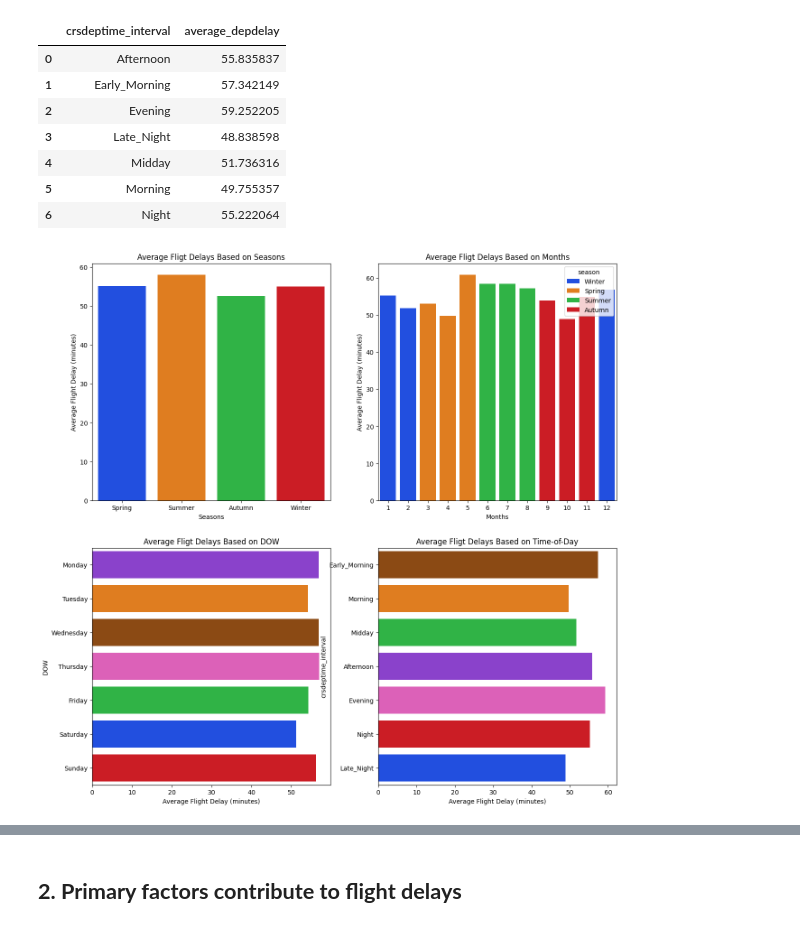
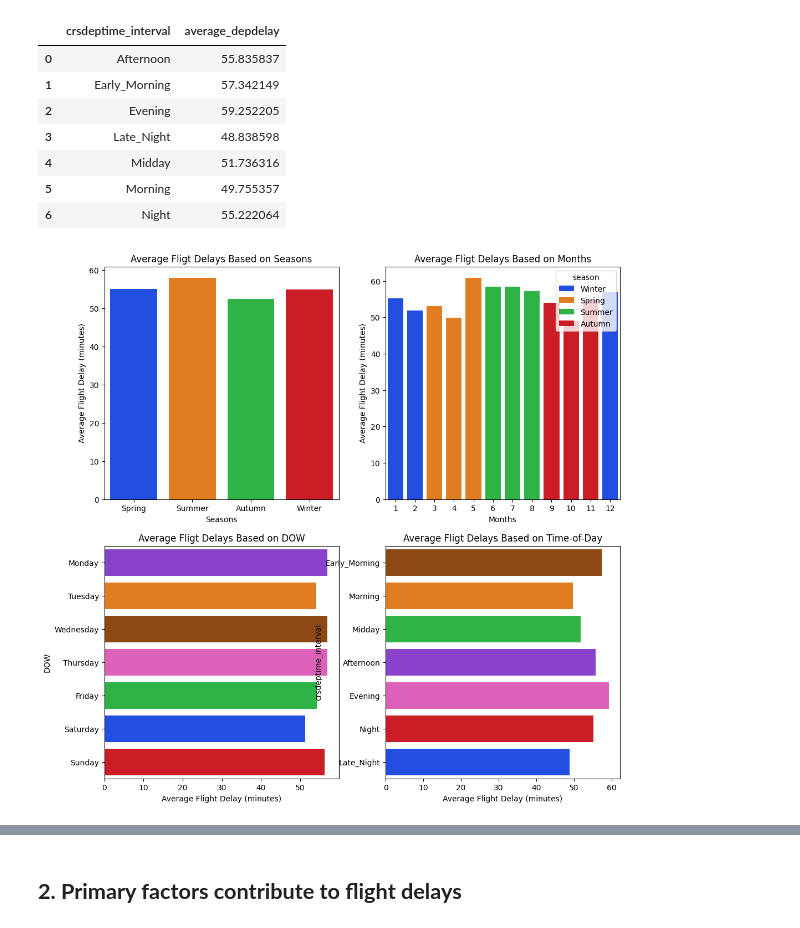
Before and after one commit to athirah-o/Airline_OnTime_Performance_Analysis, a Jupyter notebook: P129566_Assignment2.ipynb, the cells around one changed output, grey strips where cells are left out. Drawn from its saved outputs; the diff is of its cells as text; code cells hidden in the pictures.

```diff
--- a/P129566_Assignment2.ipynb
+++ b/P129566_Assignment2.ipynb
@@ -90,8 +114,8 @@ def display_side_by_side(dfs:list, captions:list, tablespacing=5):
 # %%
-avgdelay_seasons = pd.read_csv("/content/drive/MyDrive/STQD6324_DataManagement/Assignment_2/Analysis/avgdelay_season.csv")
-avgdelay_month = pd.read_csv('/content/drive/MyDrive/STQD6324_DataManagement/Assignment_2/Analysis/avgdelay_month.csv')
-avgdelay_dow = pd.read_csv('/content/drive/MyDrive/STQD6324_DataManagement/Assignment_2/Analysis/avgdelay_dow.csv')
-avgdelay_tod = pd.read_csv("/content/drive/MyDrive/STQD6324_DataManagement/Assignment_2/Analysis/avgdelay_tod.csv")
+avgdelay_seasons = pd.read_csv("/content/drive/MyDrive/STQD6324_DataManagement/Assignment_2/Insight_Datasets/avgdelay_season.csv")
+avgdelay_month = pd.read_csv('/content/drive/MyDrive/STQD6324_DataManagement/Assignment_2/Insight_Datasets/avgdelay_month.csv')
+avgdelay_dow = pd.read_csv('/content/drive/MyDrive/STQD6324_DataManagement/Assignment_2/Insight_Datasets/avgdelay_dow.csv')
+avgdelay_tod = pd.read_csv("/content/drive/MyDrive/STQD6324_DataManagement/Assignment_2/Insight_Datasets/avgdelay_tod.csv")
 
 display_side_by_side([avgdelay_seasons, avgdelay_month, avgdelay_dow, avgdelay_tod ],['Seasons','Months', 'DOW', 'TOD'])
 # %% [output]
@@ -134,37 +158,37 @@ TOD
 | 5 | Morning | 49.755357 |
 | 6 | Night | 55.222064 |
 # %%
-plt.figure(figsize=(15,15))
+plt.figure(figsize=(12,12))
 
 plt.subplot(2,2,1)
 sns.barplot(y='average_depdelay', x='season', data=avgdelay_seasons, palette="bright",
             hue='season', legend=False)
 plt.title('Average Fligt Delays Based on Seasons')
 plt.xlabel('Seasons')
 plt.ylabel('Average Flight Delay (minutes)')
 
 plt.subplot(2,2,2)
 sns.barplot(data=avgdelay_month, x="month", y="average_depdelay", hue="season",
             palette="bright")
 plt.title('Average Fligt Delays Based on Months')
 plt.xlabel('Months')
 plt.ylabel('Average Flight Delay (minutes)')
 
 plt.subplot(2,2,3)
 sns.barplot(data=avgdelay_dow, x="average_depdelay", y="dow",
             order=["Monday", "Tuesday", "Wednesday", "Thursday","Friday", "Saturday", "Sunday"],
             palette = 'bright', hue='average_depdelay', legend=False)
 plt.title('Average Fligt Delays Based on DOW')
 plt.xlabel('Average Flight Delay (minutes)')
 plt.ylabel('DOW')
 
 plt.subplot(2,2,4)
 sns.barplot(data=avgdelay_tod, y="crsdeptime_interval", x="average_depdelay",
             order=["Early_Morning", "Morning", "Midday", "Afternoon", "Evening", "Night", "Late_Night"],
             palette="bright", hue="average_depdelay", legend=False)
 plt.title('Average Fligt Delays Based on Time-of-Day')
 plt.xlabel('Average Flight Delay (minutes)')
 
 plt.show();
 # %% [output]
-[figure, old version]
+[figure, new version]
```
Also changed, not shown: parts of 23 cells of this notebook.
